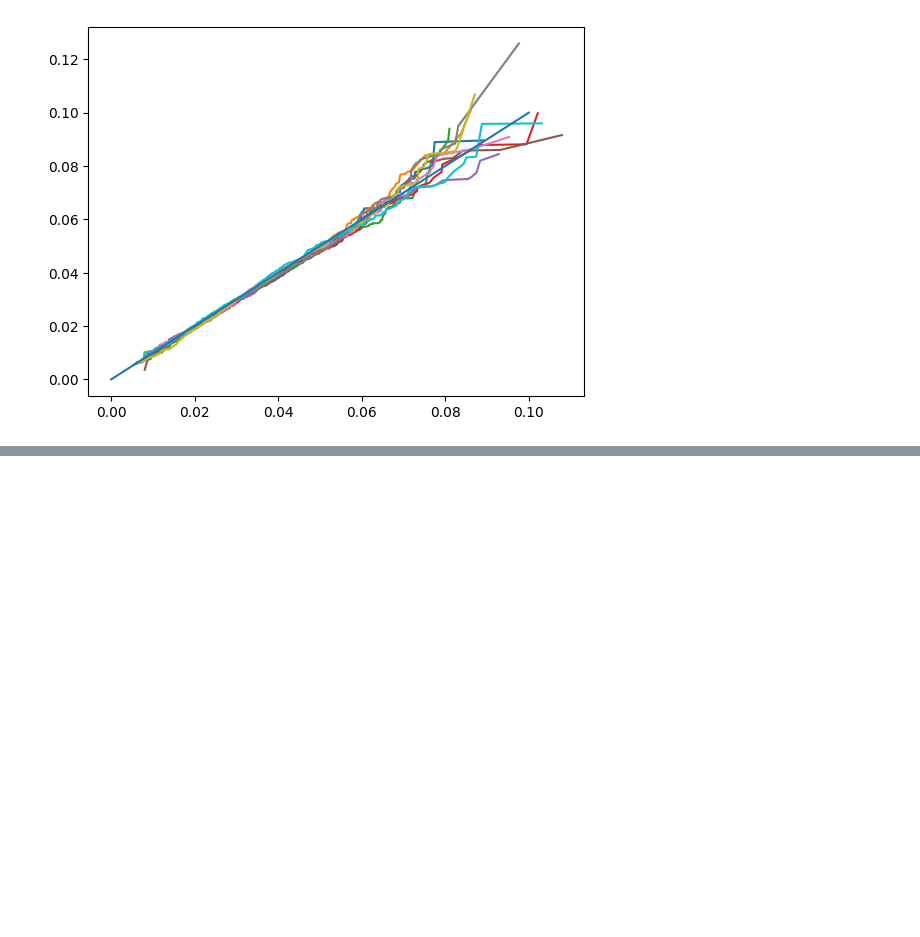
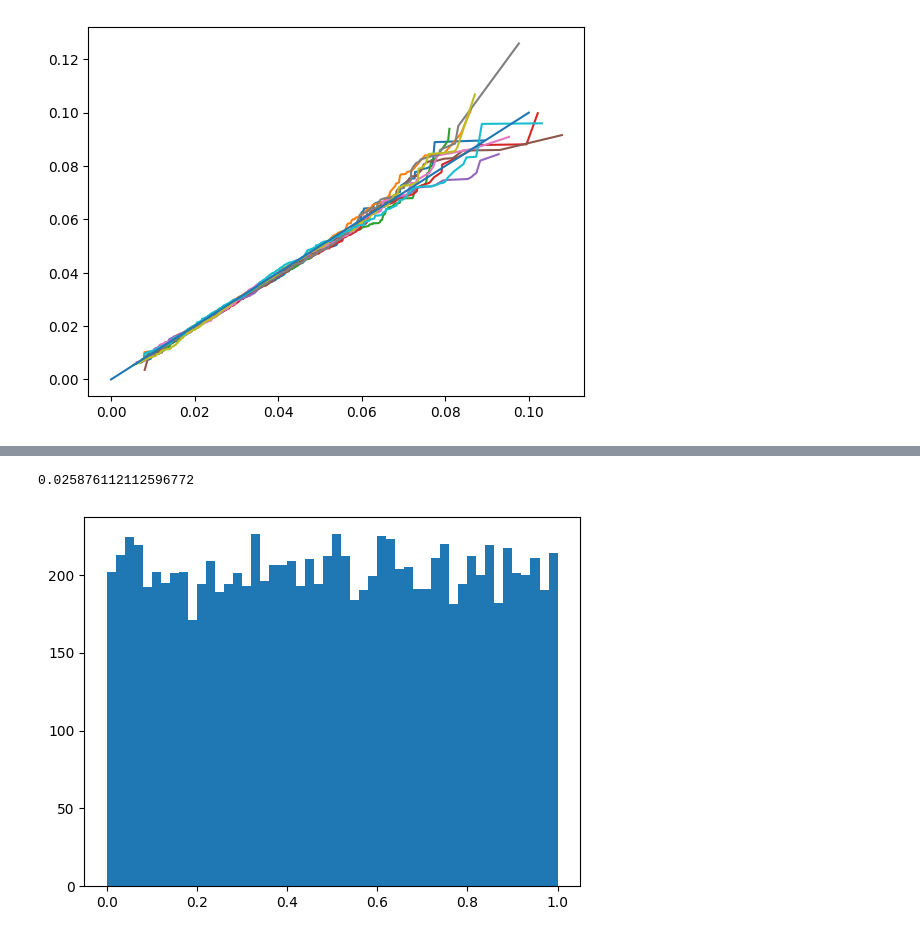
Before and after one commit to ISIPINK/masterthesis_MC_linear_ODEs, a Jupyter notebook: experiments/tests_period_6/poisson_switching.ipynb, the cells around one changed output, grey strips where cells are left out. Cells and saved outputs as stored; diff of their text form; code cells hidden in the pictures; blank space fills up the shorter version.

```diff
--- a/experiments/tests_period_6/poisson_switching.ipynb
+++ b/experiments/tests_period_6/poisson_switching.ipynb
@@ -35,0 +56,24 @@ plt.show()
+# %%
+from random import random as U
+import numpy as np
+import matplotlib.pyplot as plt
+
+tmp = []
+def Y(t,l):
+    if t!=1:
+        global tmp
+        tmp += [t]
+    E = np.random.exponential(scale= 1/l,size=1)[0]
+    p = l * np.exp(-l*E)
+    return 1 if E>t else 1+Y(t-E,l)/p
+
+def y(t,l,nsim): return sum(Y(t,l) for _ in range(nsim))/nsim
+
+
+print(y(1,1,10**4)-np.exp(1))
+
+plt.hist(tmp,bins=50)
+plt.show()
+# %% [output]
+0.025876112112596772
+[figure, added]
```
Also changed, not shown: parts of 1 cell of this notebook, 3 other files.
